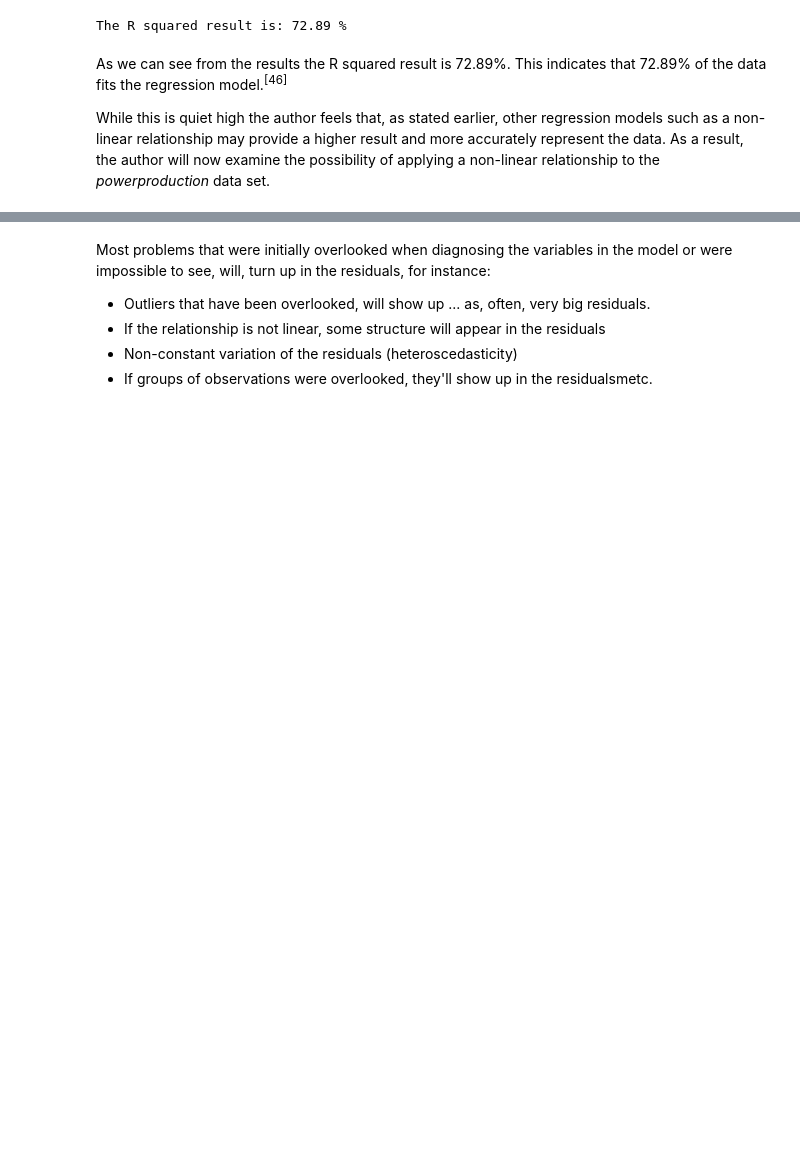
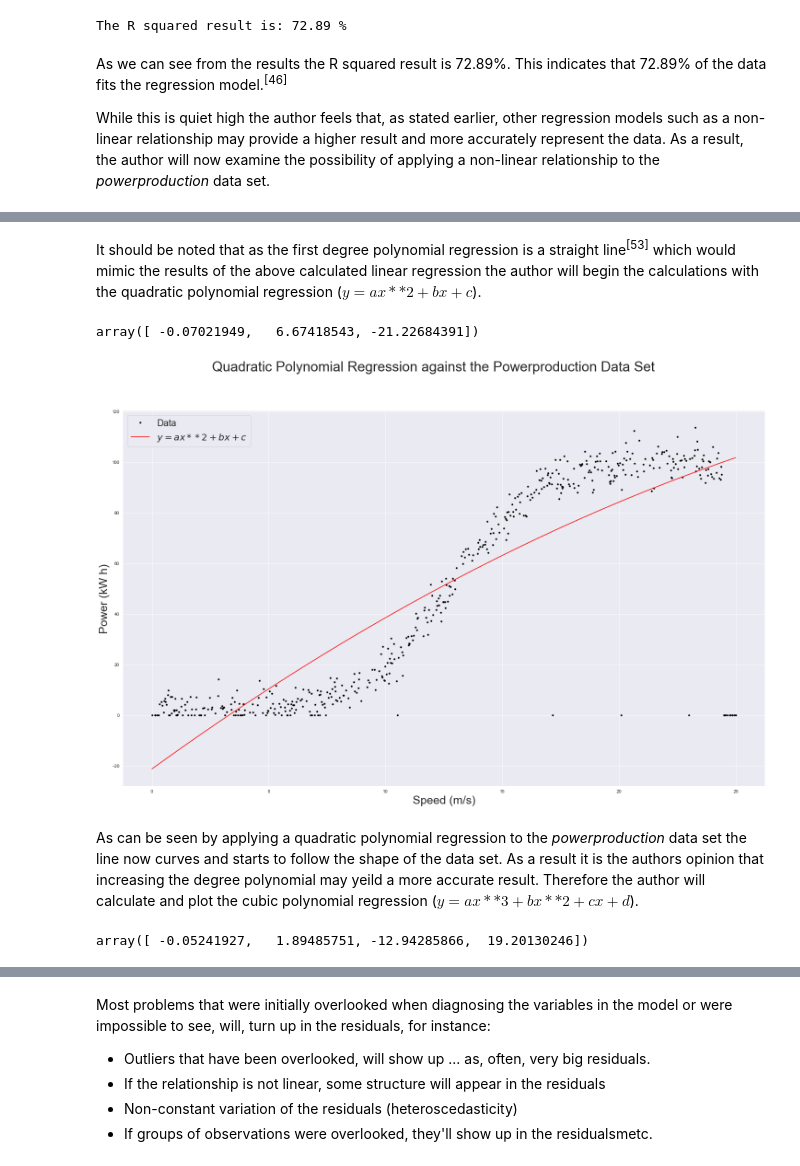
Before and after one commit to JPLee01/Fundamentals_of_Data_Analysis-Project_2020, a Jupyter notebook: Fundamentals of Data Analysis - Project 2020.ipynb, the cells around one changed output, grey strips where cells are left out. Saved outputs shown, nothing was run; the diff lists cells and outputs as text; code cells hidden in the pictures; blank space fills up the shorter version.

Commit message:
Addition of extra information to the Non-Linear Regression - Polynomial Regression section.

```diff
--- a/Fundamentals of Data Analysis - Project 2020.ipynb
+++ b/Fundamentals of Data Analysis - Project 2020.ipynb
@@ -416,0 +423,40 @@ Polynomial regression is a form of regression analysis in which the relationship
+# %% [markdown]
+It should be noted that as the first degree polynomial regression is a straight line<sup>[53]</sup> which would mimic the results of the above calculated linear regression the author will begin the calculations with the quadratic polynomial regression ($y = ax**2 + bx + c$).
+# %%
+#Calculate the Quadratic Polynomial Regression
+coeffs2 = np.polyfit(powerproduction_dataset['speed'], powerproduction_dataset['power'], 2)
+coeffs2
+# %% [output]
+array([ -0.07021949,   6.67418543, -21.22684391])
+# %%
+# Assign the Quadratic Polynomial Regression for x and y
+# Note that: y = ax**2 + bx + c
+x = powerproduction_dataset['speed']
+y1 = coeffs2[0] * x**2 + coeffs2[1] * x + coeffs2[2]
+# %%
+# Plotting the Quadratic Polynomial Regression against the Powerproduction Data Set
+plt.plot(powerproduction_dataset['speed'], powerproduction_dataset['power'], 'k.', label='Data');
+plt.plot(x, y1, 'r-', label='$y = ax**2 + bx + c$')
+
+#Label the Axis
+plt.xlabel('Speed (m/s)', fontsize=25)
+plt.ylabel('Power (kW h)', fontsize=25)
+
+#Insert a legend
+plt.legend(fontsize=20)
+
+#Insert a Title
+plt. suptitle('Quadratic Polynomial Regression against the Powerproduction Data Set', fontsize=30)
+
+#Disply the Plot
+plt.show()
+# %% [output]
+[figure, added]
+# %% [markdown]
+As can be seen by applying a quadratic polynomial regression to the *powerproduction* data set the line now curves and starts to follow the shape of the data set. As a result it is the authors opinion that increasing the degree polynomial may yeild a more accurate result. Therefore the author will calculate and plot the cubic polynomial regression ($y = ax**3 + bx**2+ cx + d$).
+# %%
+#Calculate the Cubic Polynomial Regression
+coeffs3 = np.polyfit(powerproduction_dataset['speed'], powerproduction_dataset['power'], 3)
+coeffs3
+# %% [output]
+array([ -0.05241927,   1.89485751, -12.94285866,  19.20130246])
```
Also changed, not shown: parts of 13 cells of this notebook.
